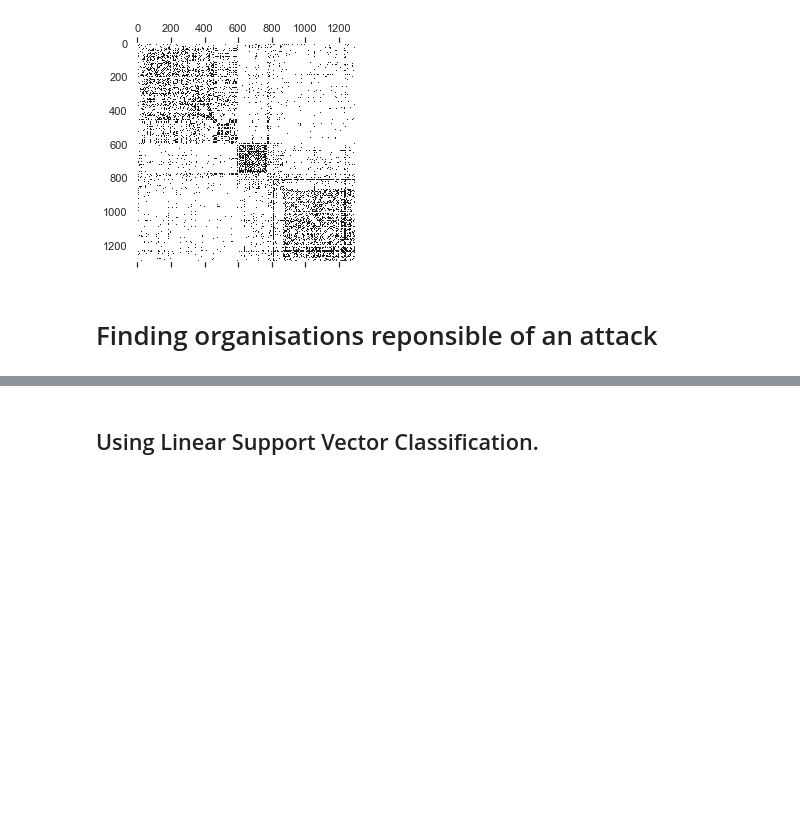
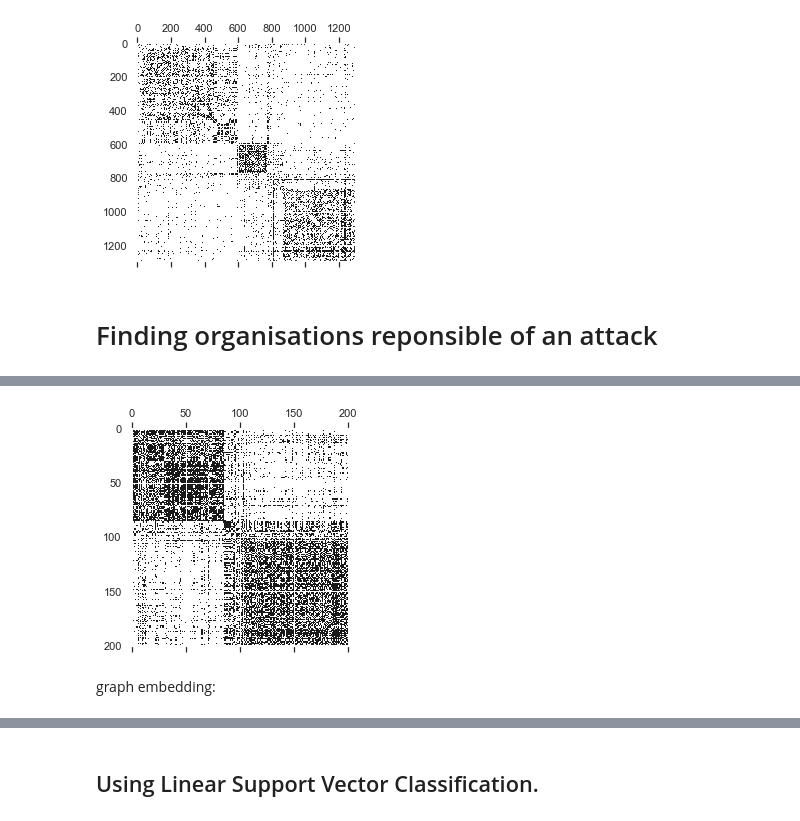
Before and after one commit to yusiZou/NTDS_project, a Jupyter notebook: code.ipynb, the cells around one changed output, grey strips where cells are left out. Drawn from its saved outputs; the diff is of its cells as text; code cells hidden in the pictures; blank space fills up the shorter version.

```diff
--- a/code.ipynb
+++ b/code.ipynb
@@ -236,0 +276,48 @@ plt.spy(spase_f_adjacency)
+# %%
+# only select organizations
+famous_orgs = attack_per_org[attack_per_org['count'] > 46]
+
+# create a mapping between the organizations and labels
+idx_to_org = pd.DataFrame(famous_orgs.index, columns=['organization'])
+org_to_idx = idx_to_org.reset_index().set_index('organization')
+
+idx_to_org.head()
+
+X = features[attacks.organization.apply(lambda x: x in org_to_idx.index)]
+y = attacks[attacks.organization.apply(lambda x: x in org_to_idx.index)].organization.apply(lambda x: org_to_idx.loc[x])
+# %%
+distances = pdist(X)
+kernel_width = distances.mean()
+weights = np.exp(-distances**2 / kernel_width**2)
+features_adjacency = squareform(weights)
+
+spase_f_adjacency = np.copy(features_adjacency)
+
+NEIGHBORS = 50
+
+partition = np.argpartition(spase_f_adjacency, -NEIGHBORS, axis=1)
+maximum = spase_f_adjacency[np.arange(spase_f_adjacency.shape[0]), partition[:, -NEIGHBORS]]
+mask = spase_f_adjacency < maximum
+spase_f_adjacency[mask & mask.T] = 0
+# %%
+degrees = spase_f_adjacency.sum(0)
+
+
+
+# Combinatorial Laplacian.
+laplacian = np.diag(degrees) - spase_f_adjacency
+# Normalized Laplacian.
+deg_inv = np.diag(1 / np.sqrt(degrees))
+laplacian = deg_inv @ laplacian @ deg_inv
+
+# Alternatively:
+# laplacian = np.identity(weights.shape[0]) - deg_inv @ weights @ deg_inv
+
+plt.spy(laplacian);
+
+
+laplacian = sparse.csr_matrix(laplacian)
+# %% [output]
+[figure, added]
+# %% [markdown]
+graph embedding:
```
Also changed, not shown: parts of 20 cells of this notebook.
